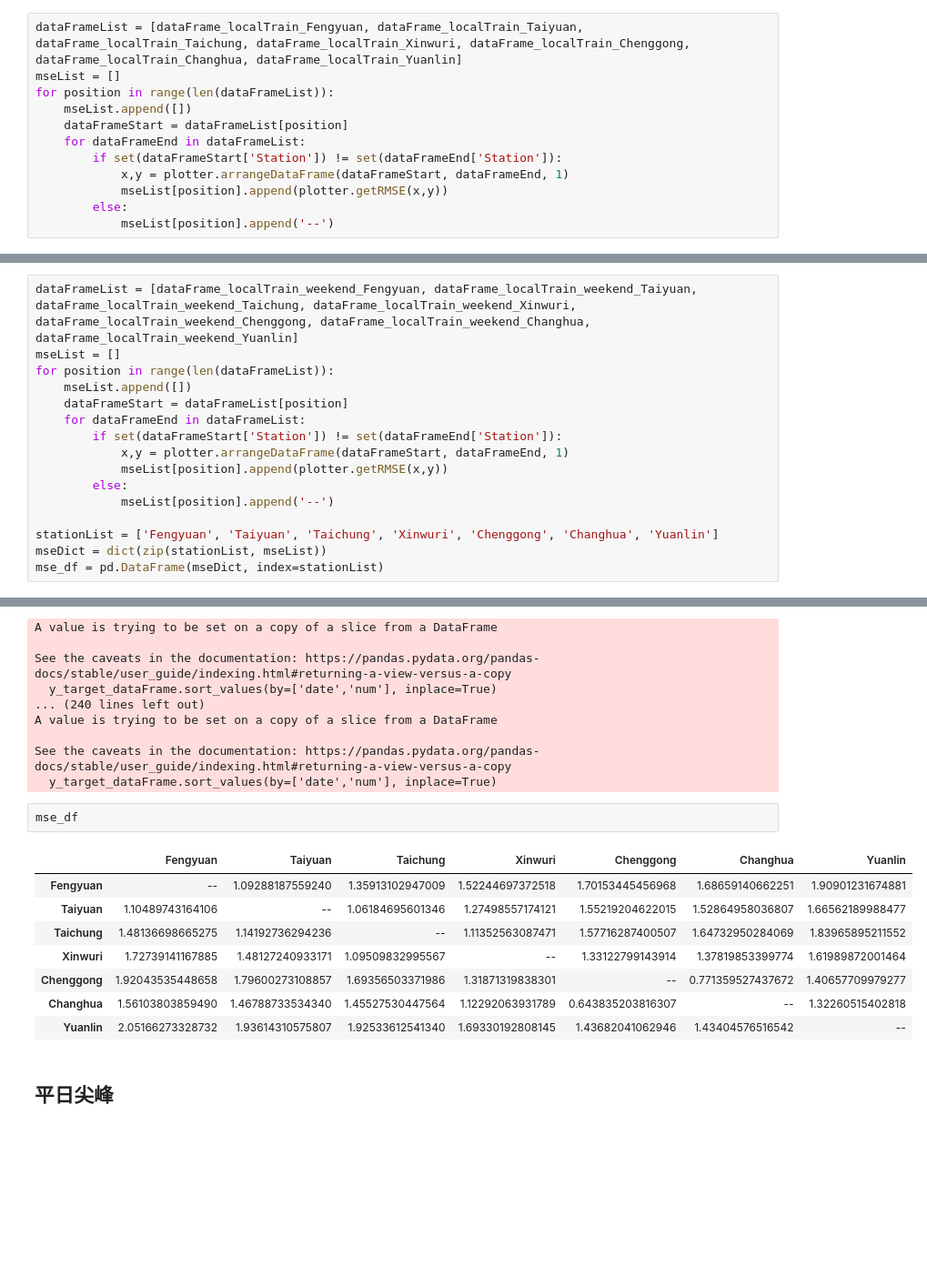
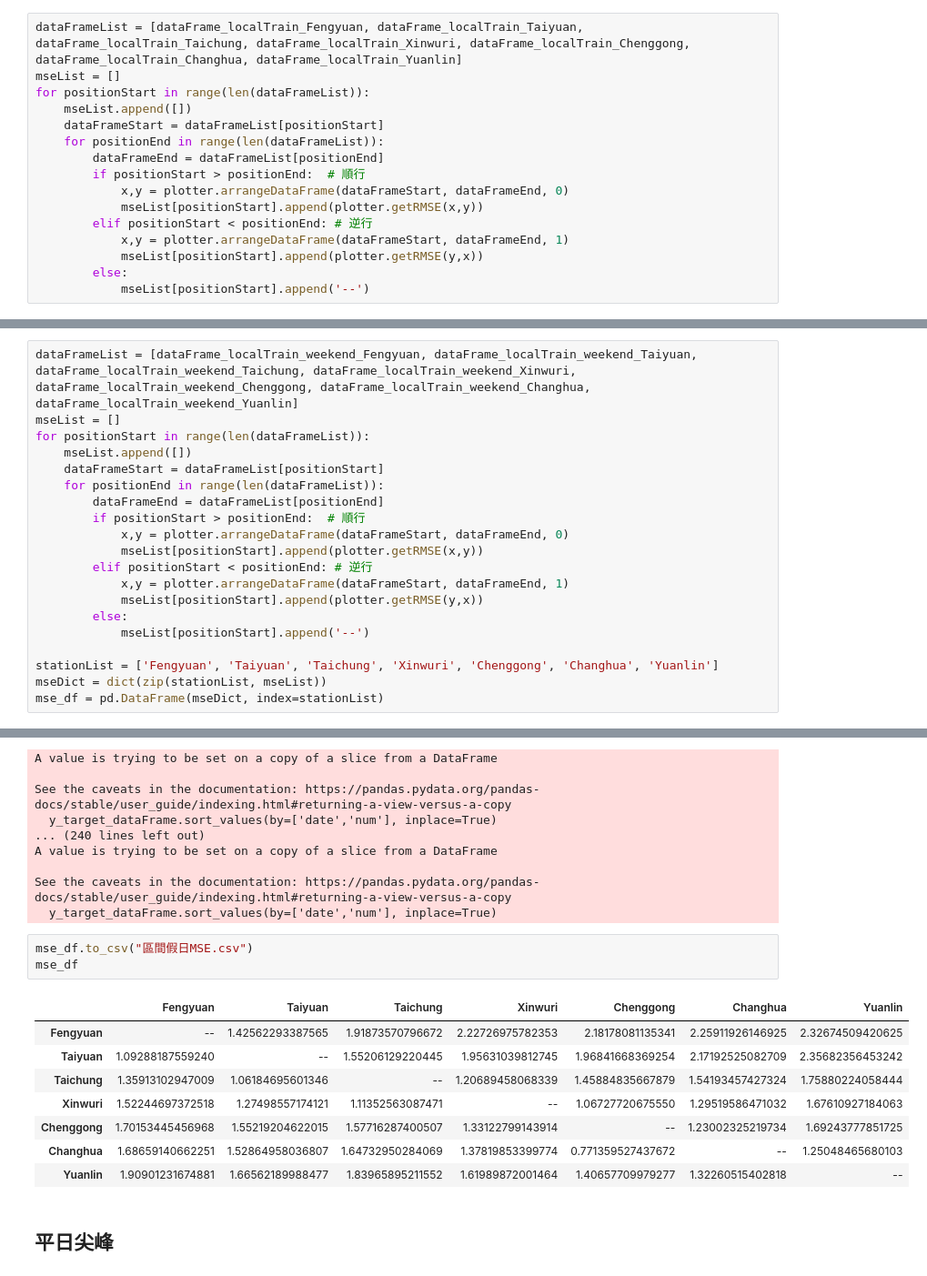
Before and after one commit to GoldenWanGila/Collage-Project, a Jupyter notebook: model/rmse_table.ipynb, the cells around one changed output, grey strips where cells are left out. Shown at 91% size. Saved outputs shown, nothing was run; the diff lists cells and outputs as text; blank space fills up the shorter version.

Commit message:
區間 MSE table creator

```diff
--- a/model/rmse_table.ipynb
+++ b/model/rmse_table.ipynb
@@ -31,15 +31,19 @@ dataFrame_localTrain_Yuanlin = dataFrame_localTrain[dataFrame_localTrain['Statio
 # %%
 dataFrameList = [dataFrame_localTrain_Fengyuan, dataFrame_localTrain_Taiyuan, dataFrame_localTrain_Taichung, dataFrame_localTrain_Xinwuri, dataFrame_localTrain_Chenggong, dataFrame_localTrain_Changhua, dataFrame_localTrain_Yuanlin]
 mseList = []
-for position in range(len(dataFrameList)):
+for positionStart in range(len(dataFrameList)):
     mseList.append([])
-    dataFrameStart = dataFrameList[position]
-    for dataFrameEnd in dataFrameList:
-        if set(dataFrameStart['Station']) != set(dataFrameEnd['Station']):
+    dataFrameStart = dataFrameList[positionStart]
+    for positionEnd in range(len(dataFrameList)):
+        dataFrameEnd = dataFrameList[positionEnd]
+        if positionStart > positionEnd:  # 順行
+            x,y = plotter.arrangeDataFrame(dataFrameStart, dataFrameEnd, 0)
+            mseList[positionStart].append(plotter.getRMSE(x,y))
+        elif positionStart < positionEnd: # 逆行
             x,y = plotter.arrangeDataFrame(dataFrameStart, dataFrameEnd, 1)
-            mseList[position].append(plotter.getRMSE(x,y))
+            mseList[positionStart].append(plotter.getRMSE(y,x))
         else:
-            mseList[position].append('--')
+            mseList[positionStart].append('--')
 # %% [output]
 A value is trying to be set on a copy of a slice from a DataFrame
 
@@ -123,15 +127,19 @@ dataFrame_localTrain_weekend_Yuanlin = dataFrame_localTrain_weekend[dataFrame_lo
 # %%
 dataFrameList = [dataFrame_localTrain_weekend_Fengyuan, dataFrame_localTrain_weekend_Taiyuan, dataFrame_localTrain_weekend_Taichung, dataFrame_localTrain_weekend_Xinwuri, dataFrame_localTrain_weekend_Chenggong, dataFrame_localTrain_weekend_Changhua, dataFrame_localTrain_weekend_Yuanlin]
 mseList = []
-for position in range(len(dataFrameList)):
+for positionStart in range(len(dataFrameList)):
     mseList.append([])
-    dataFrameStart = dataFrameList[position]
-    for dataFrameEnd in dataFrameList:
-        if set(dataFrameStart['Station']) != set(dataFrameEnd['Station']):
+    dataFrameStart = dataFrameList[positionStart]
+    for positionEnd in range(len(dataFrameList)):
+        dataFrameEnd = dataFrameList[positionEnd]
+        if positionStart > positionEnd:  # 順行
+            x,y = plotter.arrangeDataFrame(dataFrameStart, dataFrameEnd, 0)
+            mseList[positionStart].append(plotter.getRMSE(x,y))
+        elif positionStart < positionEnd: # 逆行
             x,y = plotter.arrangeDataFrame(dataFrameStart, dataFrameEnd, 1)
-            mseList[position].append(plotter.getRMSE(x,y))
+            mseList[positionStart].append(plotter.getRMSE(y,x))
         else:
-            mseList[position].append('--')
+            mseList[positionStart].append('--')
 
 stationList = ['Fengyuan', 'Taiyuan', 'Taichung', 'Xinwuri', 'Chenggong', 'Changhua', 'Yuanlin']
 mseDict = dict(zip(stationList, mseList))
@@ -155,16 +163,17 @@ A value is trying to be set on a copy of a slice from a DataFrame
 See the caveats in the documentation: https://pandas.pydata.org/pandas-docs/stable/user_guide/indexing.html#returning-a-view-versus-a-copy
   y_target_dataFrame.sort_values(by=['date','num'], inplace=True)
 # %%
+mse_df.to_csv("區間假日MSE.csv")
 mse_df
 # %% [output]
 |  | Fengyuan | Taiyuan | Taichung | Xinwuri | Chenggong | Changhua | Yuanlin |
-| Fengyuan | -- | 1.09288187559240 | 1.35913102947009 | 1.52244697372518 | 1.70153445456968 | 1.68659140662251 | 1.90901231674881 |
-| Taiyuan | 1.10489743164106 | -- | 1.06184695601346 | 1.27498557174121 | 1.55219204622015 | 1.52864958036807 | 1.66562189988477 |
-| Taichung | 1.48136698665275 | 1.14192736294236 | -- | 1.11352563087471 | 1.57716287400507 | 1.64732950284069 | 1.83965895211552 |
-| Xinwuri | 1.72739141167885 | 1.48127240933171 | 1.09509832995567 | -- | 1.33122799143914 | 1.37819853399774 | 1.61989872001464 |
-| Chenggong | 1.92043535448658 | 1.79600273108857 | 1.69356503371986 | 1.31871319838301 | -- | 0.771359527437672 | 1.40657709979277 |
-| Changhua | 1.56103803859490 | 1.46788733534340 | 1.45527530447564 | 1.12292063931789 | 0.643835203816307 | -- | 1.32260515402818 |
-| Yuanlin | 2.05166273328732 | 1.93614310575807 | 1.92533612541340 | 1.69330192808145 | 1.43682041062946 | 1.43404576516542 | -- |
+| Fengyuan | -- | 1.42562293387565 | 1.91873570796672 | 2.22726975782353 | 2.18178081135341 | 2.25911926146925 | 2.32674509420625 |
+| Taiyuan | 1.09288187559240 | -- | 1.55206129220445 | 1.95631039812745 | 1.96841668369254 | 2.17192525082709 | 2.35682356453242 |
+| Taichung | 1.35913102947009 | 1.06184695601346 | -- | 1.20689458068339 | 1.45884835667879 | 1.54193457427324 | 1.75880224058444 |
+| Xinwuri | 1.52244697372518 | 1.27498557174121 | 1.11352563087471 | -- | 1.06727720675550 | 1.29519586471032 | 1.67610927184063 |
+| Chenggong | 1.70153445456968 | 1.55219204622015 | 1.57716287400507 | 1.33122799143914 | -- | 1.23002325219734 | 1.69243777851725 |
+| Changhua | 1.68659140662251 | 1.52864958036807 | 1.64732950284069 | 1.37819853399774 | 0.771359527437672 | -- | 1.25048465680103 |
+| Yuanlin | 1.90901231674881 | 1.66562189988477 | 1.83965895211552 | 1.61989872001464 | 1.40657709979277 | 1.32260515402818 | -- |
 # %% [markdown]
 ## 平日尖峰
 # %%
```
Also changed, not shown: parts of 5 cells of this notebook.
